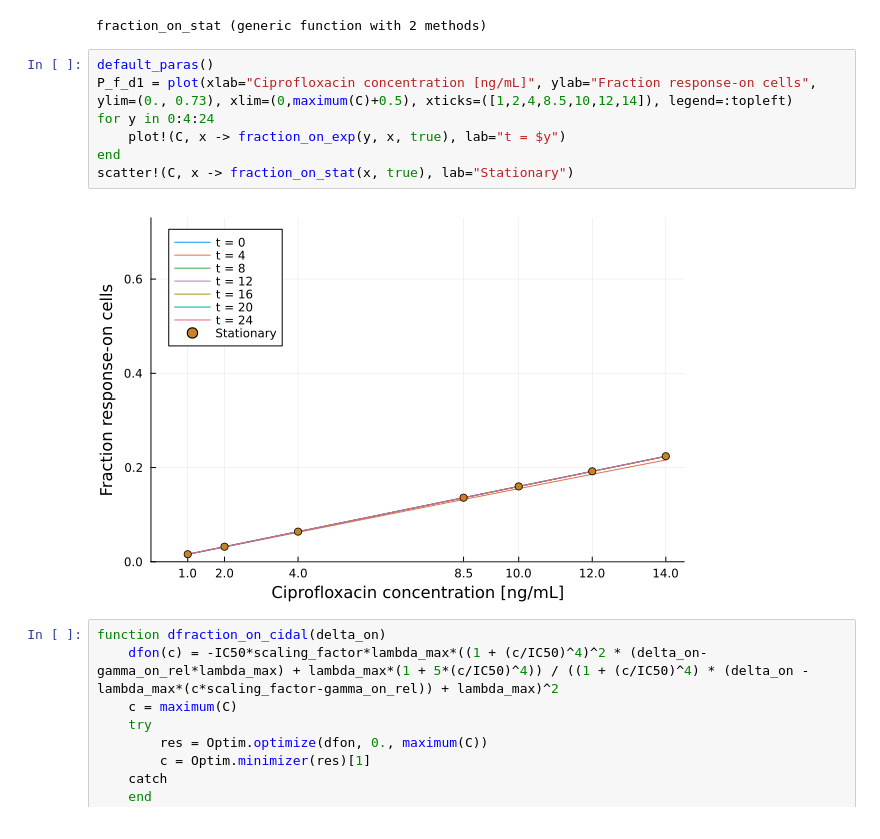
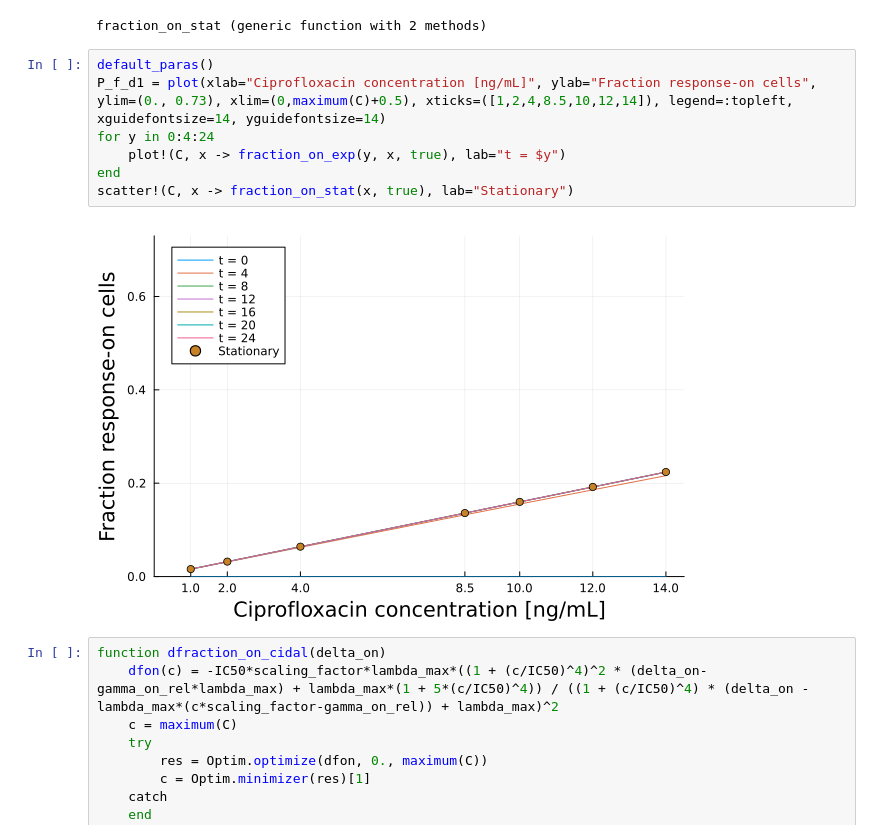
Before and after one commit to LucyL-J/estimu, a Jupyter notebook: dose-dependence.ipynb, the cells around one changed output. Drawn from its saved outputs; the diff is of its cells as text.

```diff
--- a/dose-dependence.ipynb
+++ b/dose-dependence.ipynb
@@ -243,13 +229,13 @@ end
 fraction_on_stat (generic function with 2 methods)
 # %%
 default_paras()
-P_f_d1 = plot(xlab="Ciprofloxacin concentration [ng/mL]", ylab="Fraction response-on cells", ylim=(0., 0.73), xlim=(0,maximum(C)+0.5), xticks=([1,2,4,8.5,10,12,14]), legend=:topleft)
+P_f_d1 = plot(xlab="Ciprofloxacin concentration [ng/mL]", ylab="Fraction response-on cells", ylim=(0., 0.73), xlim=(0,maximum(C)+0.5), xticks=([1,2,4,8.5,10,12,14]), legend=:topleft, xguidefontsize=14, yguidefontsize=14)
 for y in 0:4:24
     plot!(C, x -> fraction_on_exp(y, x, true), lab="t = $y")
 end
 scatter!(C, x -> fraction_on_stat(x, true), lab="Stationary")
 # %% [output]
-[figure, old version]
+[figure, new version]
 # %%
 function dfraction_on_cidal(delta_on)
     dfon(c) = -IC50*scaling_factor*lambda_max*((1 + (c/IC50)^4)^2 * (delta_on-gamma_on_rel*lambda_max) + lambda_max*(1 + 5*(c/IC50)^4)) / ((1 + (c/IC50)^4) * (delta_on - lambda_max*(c*scaling_factor-gamma_on_rel)) + lambda_max)^2
```
Also changed, not shown: parts of 6 cells of this notebook.
